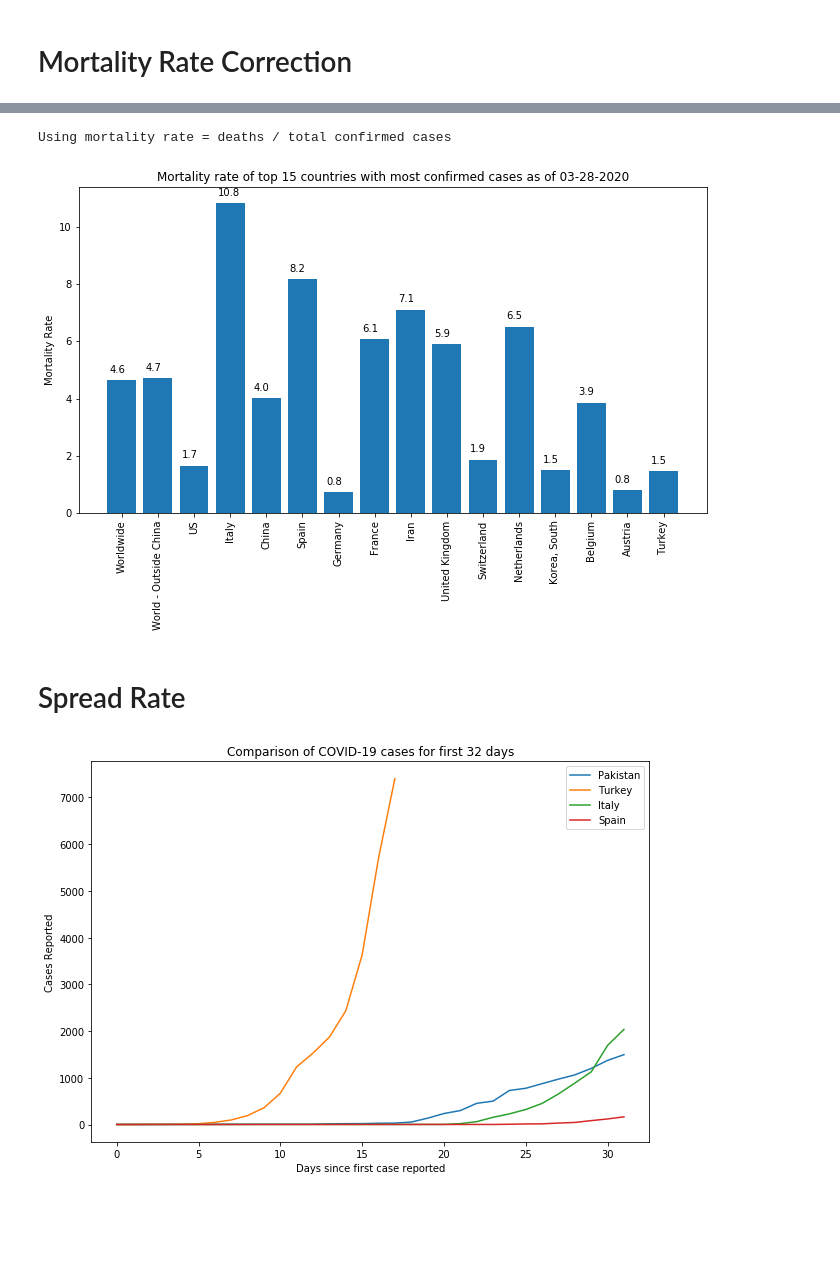
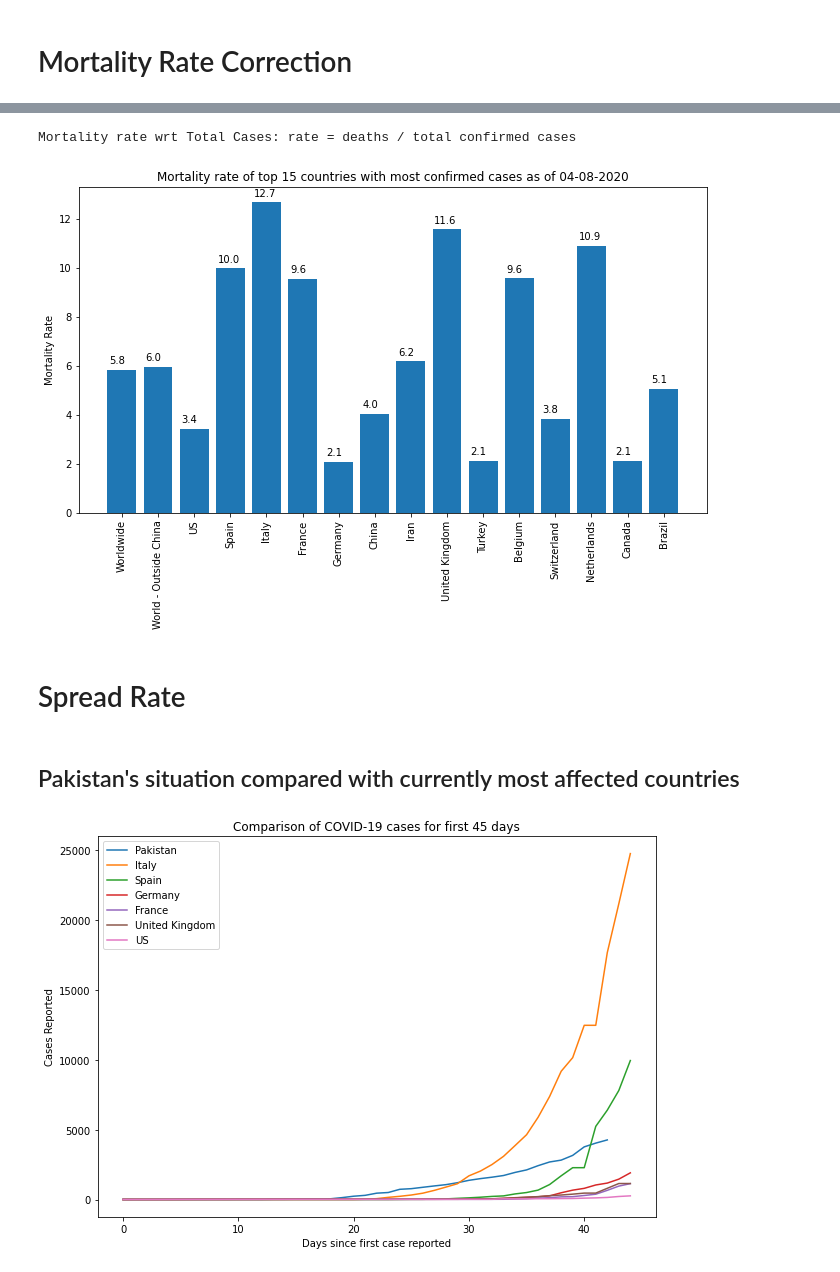
Before and after one commit to rhasnainanwar/COVID19_Insights, a Jupyter notebook: VirusSpread.ipynb, the cells around one changed output, grey strips where cells are left out. Cells and saved outputs as stored; diff of their text form; code cells hidden in the pictures; blank space fills up the shorter version.

```diff
--- a/VirusSpread.ipynb
+++ b/VirusSpread.ipynb
@@ -10,7 +10,7 @@ warnings.filterwarnings('ignore')
 # %% [markdown]
 # Mortality Rate Correction
 # %%
-date = '03-28-2020'
+date = '04-08-2020'
 data = pd.read_csv('data/csse_covid_19_daily_reports/'+date+'.csv', sep=',')
 # %%
 def get_mortality_rates(data):
@@ -85,8 +85,8 @@ Using mortality rate = deaths / closed cases
 # %%
 top_countries = plot_country_mortality(data, get_death_ratio, 15)
 # %% [output]
-Using mortality rate = deaths / total confirmed cases
+Mortality rate wrt Total Cases: rate = deaths / total confirmed cases
-[figure, old version]
+[figure, new version]
 # %% [markdown]
 # Spread Rate
 # %%
@@ -143,8 +143,10 @@ def plot_country_spread(data, countries, prefix, days=-1):
         plt.title('Comparison of COVID-19 '+prefix+' for first '+str(days)+' days')
 
     plt.show()
+# %% [markdown]
+## Pakistan's situation compared with currently most affected countries
 # %%
-plot_country_spread(data_Confirmed, ['Pakistan', 'Turkey', 'Italy', 'Spain'], 'cases', 32)
+plot_country_spread(data_Confirmed, ['Pakistan', 'Italy', 'Spain', 'Germany', 'France', 'United Kingdom', 'US'], 'cases', 45)
 # %% [output]
-[figure, old version]
+[figure, new version]
 # %%
```
Also changed, not shown: parts of 14 cells of this notebook, 35 other files.
